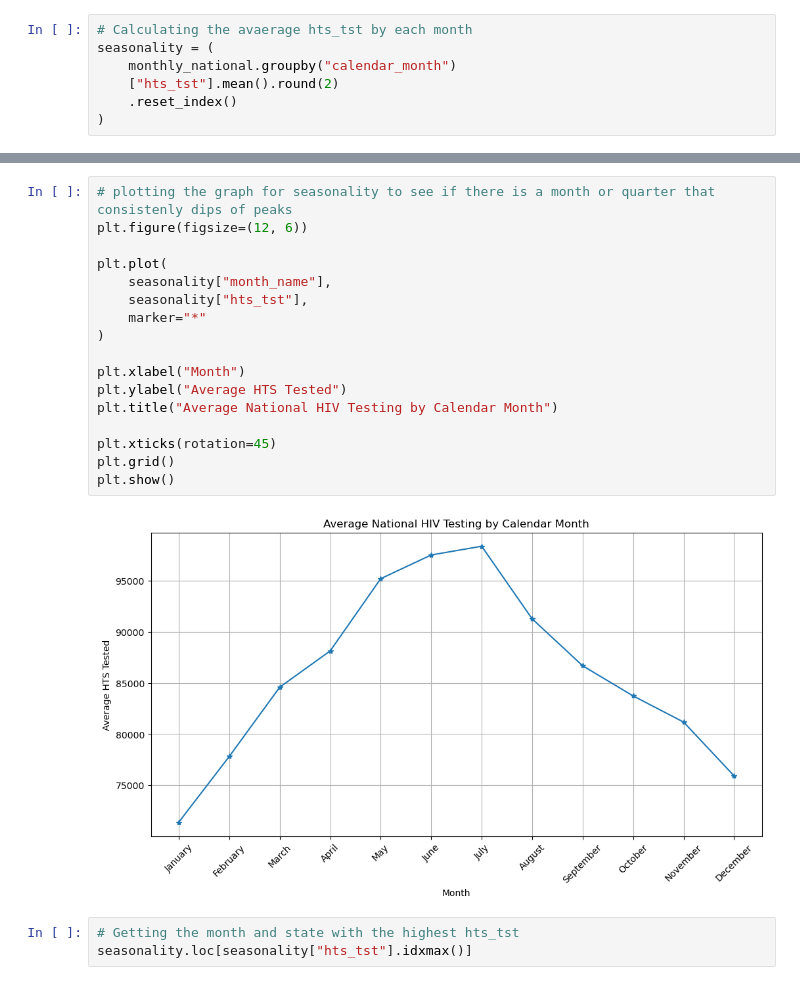
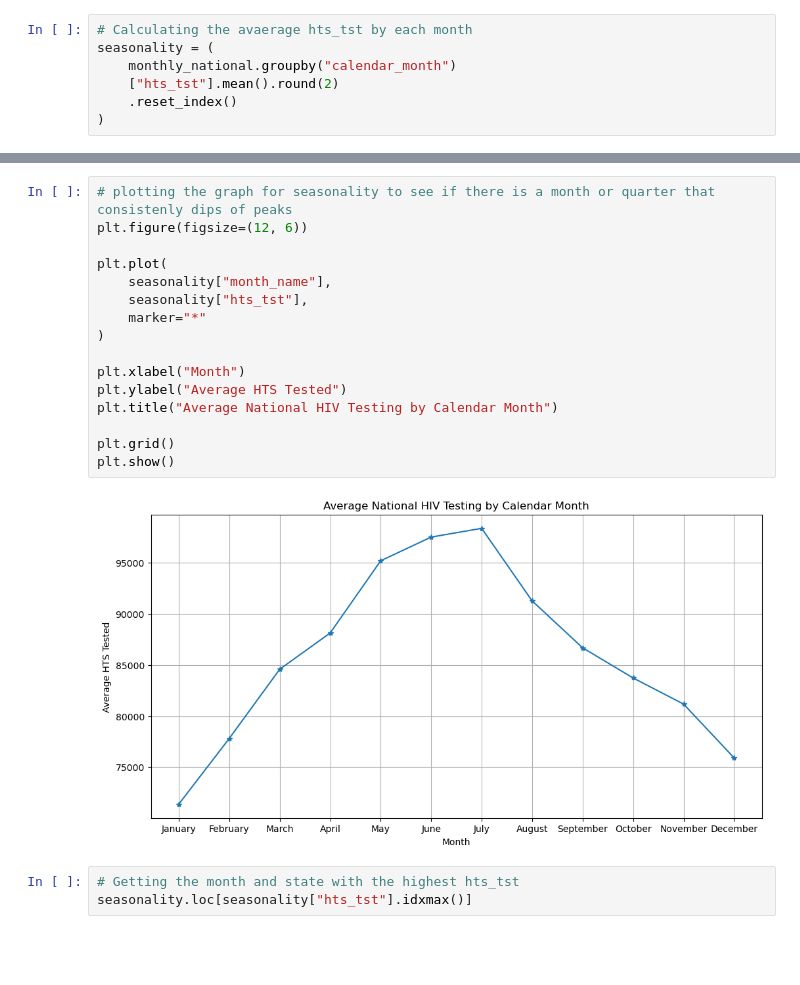
Before and after one commit to AlozieCollins/Intern-dataset-work, a Jupyter notebook: work.ipynb, the cells around one changed output, grey strips where cells are left out. Saved outputs shown, nothing was run; the diff lists cells and outputs as text; blank space fills up the shorter version.

```diff
--- a/work.ipynb
+++ b/work.ipynb
@@ -1763,22 +1956,21 @@ seasonality
 # %%
 # plotting the graph for seasonality to see if there is a month or quarter that consistenly dips of peaks
 plt.figure(figsize=(12, 6))
 
 plt.plot(
     seasonality["month_name"],
     seasonality["hts_tst"],
     marker="*"
 )
 
 plt.xlabel("Month")
 plt.ylabel("Average HTS Tested")
 plt.title("Average National HIV Testing by Calendar Month")
 
-plt.xticks(rotation=45)
 plt.grid()
 plt.show()
 # %% [output]
-[figure, old version]
+[figure, new version]
 # %%
 # Getting the month and state with the highest hts_tst
 seasonality.loc[seasonality["hts_tst"].idxmax()]
```
Also changed, not shown: parts of 62 cells of this notebook, 6 other files.
